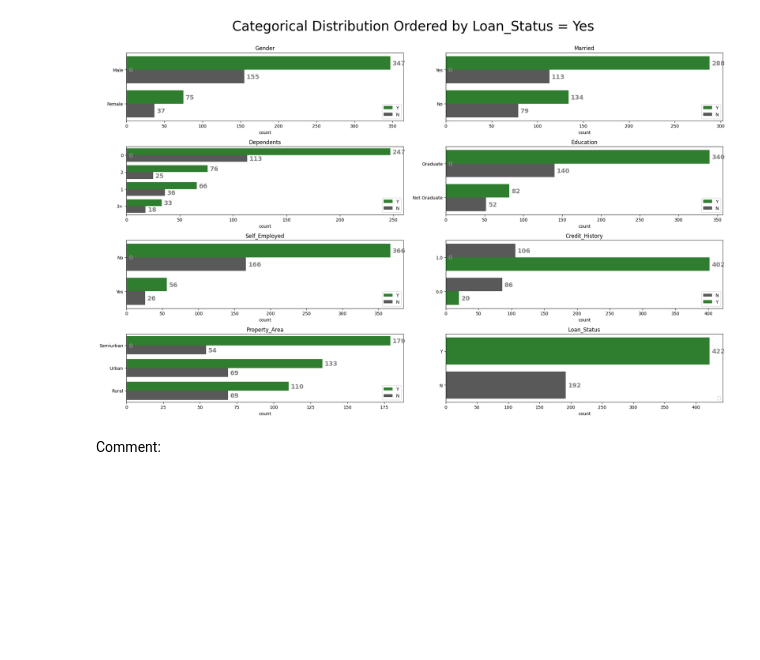
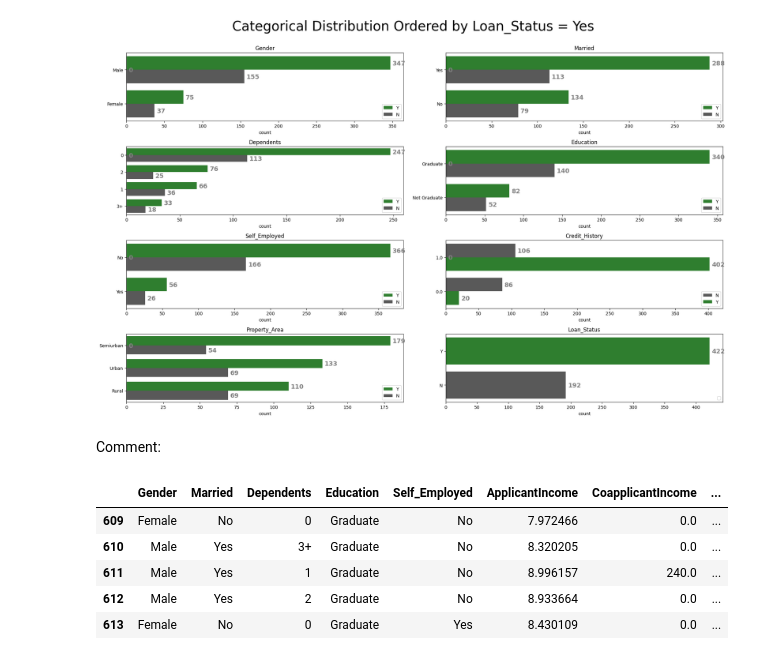
Before and after one commit to dhuydo/LoanPrediction, a Jupyter notebook: notebooks/eda.ipynb, the cells around one changed output. Drawn from its saved outputs; the diff is of its cells as text; code cells hidden in the pictures; blank space fills up the shorter version.

```diff
--- a/notebooks/eda.ipynb
+++ b/notebooks/eda.ipynb
@@ -378,3 +378,13 @@ df['Loan_Status'] = df['Loan_Status'].map({'Y':1,'N':0})
 num_features = ['ApplicantIncome', 'CoapplicantIncome', 'LoanAmount',
        'Loan_Amount_Term']
 df[num_features] = df[num_features].apply(lambda x: np.log(x) if (x > 0).all() else x)
+# %%
+df = pd.read_csv('../data/train_cleaned.csv')
+df.tail()
+# %% [output]
+|  | Gender | Married | Dependents | Education | Self_Employed | ApplicantIncome | CoapplicantIncome | ... |
+| 609 | Female | No | 0 | Graduate | No | 7.972466 | 0.0 | ... |
+| 610 | Male | Yes | 3+ | Graduate | No | 8.320205 | 0.0 | ... |
+| 611 | Male | Yes | 1 | Graduate | No | 8.996157 | 240.0 | ... |
+| 612 | Male | Yes | 2 | Graduate | No | 8.933664 | 0.0 | ... |
+| 613 | Female | No | 0 | Graduate | Yes | 8.430109 | 0.0 | ... |
```
Also changed, not shown: parts of 3 cells of this notebook, 4 other files.
